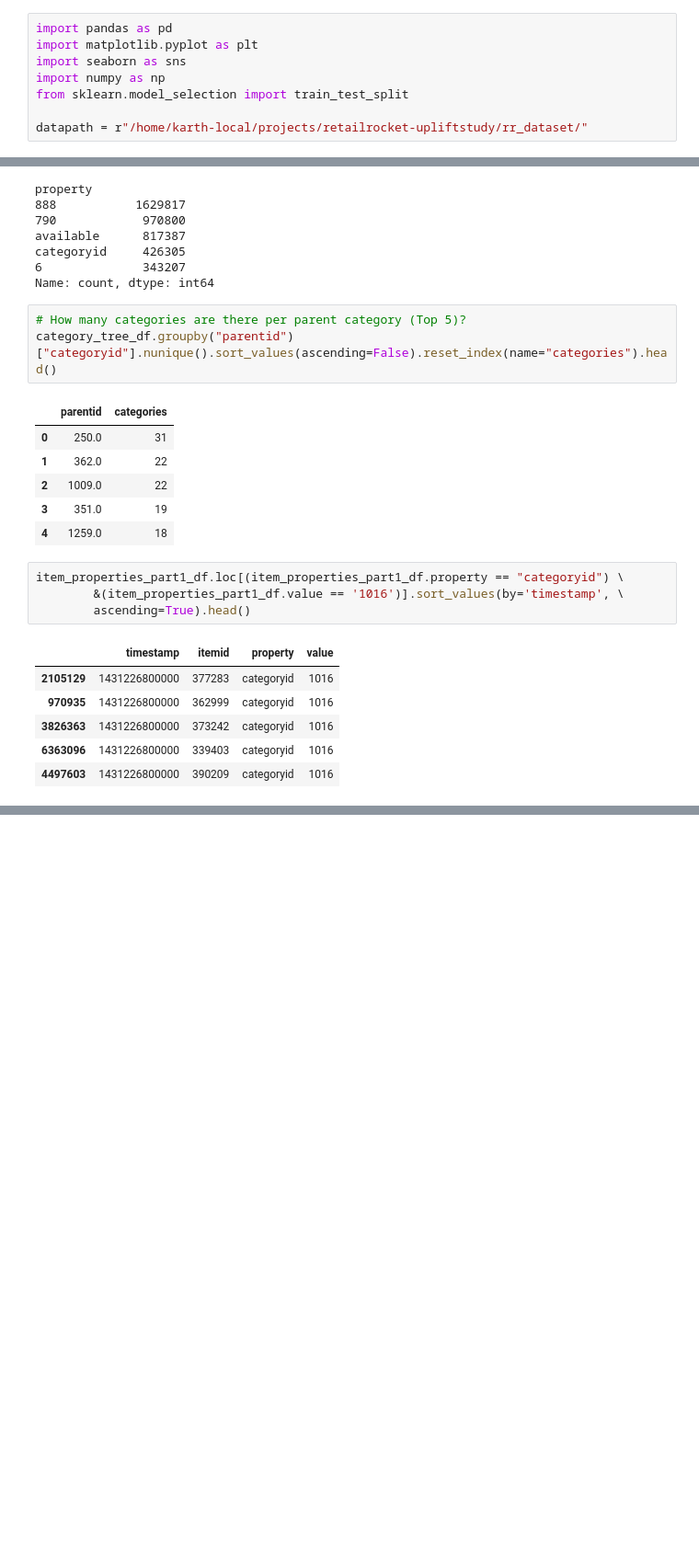
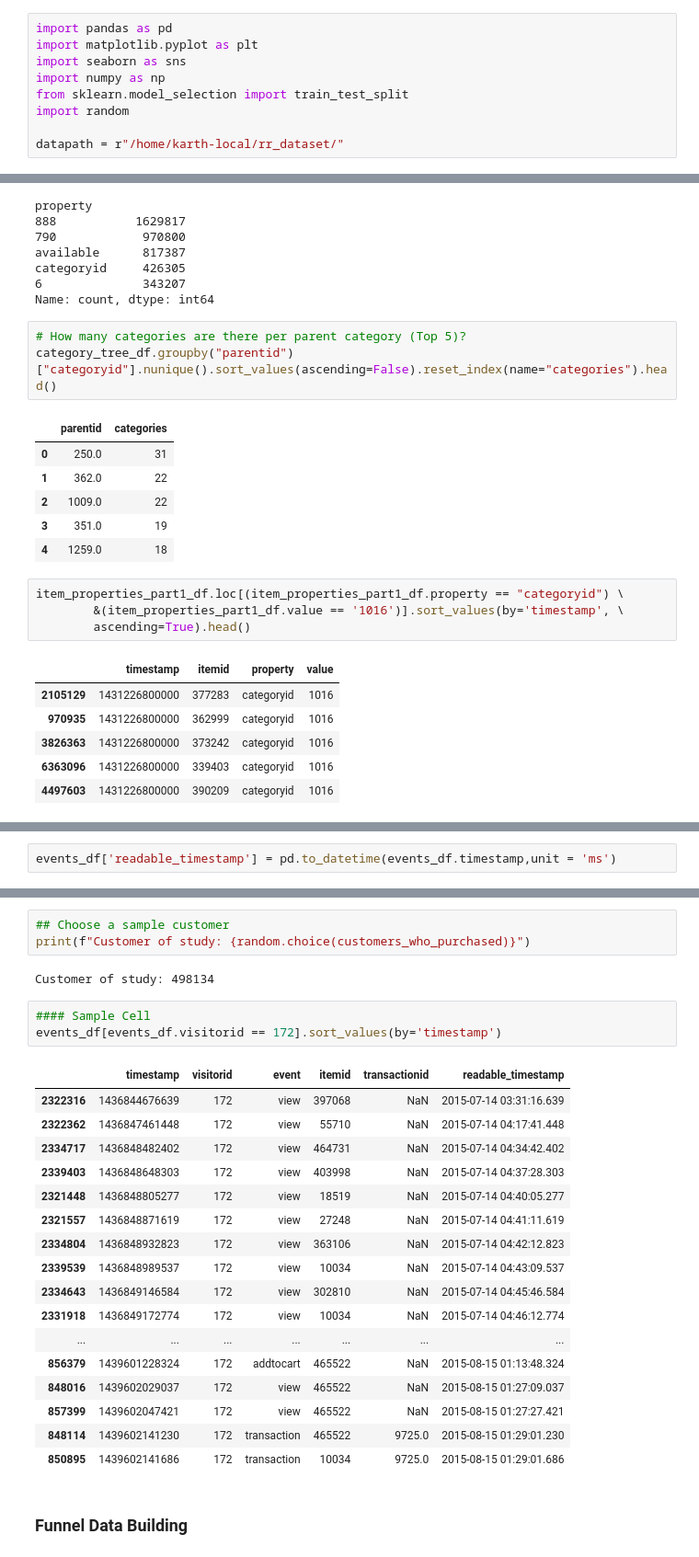
Before and after one commit to karthikm09/retailrocket-upliftstudy, a Jupyter notebook: eda.ipynb, the cells around one changed output, grey strips where cells are left out. Shown at 92% size. Drawn from its saved outputs; the diff is of its cells as text; blank space fills up the shorter version.

```diff
--- a/eda.ipynb
+++ b/eda.ipynb
@@ -4,8 +6,9 @@ import matplotlib.pyplot as plt
 import seaborn as sns
 import numpy as np
 from sklearn.model_selection import train_test_split
+import random
 
-datapath = r"/home/karth-local/projects/retailrocket-upliftstudy/rr_dataset/"
+datapath = r"/home/karth-local/rr_dataset/"
 # %%
 events_df = pd.read_csv(datapath + "events.csv")
 category_tree_df = pd.read_csv(datapath + "category_tree.csv")
@@ -81,0 +94,2 @@ Repeat Users: 9.1%
+# %%
+events_df['readable_timestamp'] = pd.to_datetime(events_df.timestamp,unit = 'ms')
@@ -81,0 +123,28 @@ Repeat Users: 9.1%
+# %%
+## Choose a sample customer
+print(f"Customer of study: {random.choice(customers_who_purchased)}")
+# %% [output]
+Customer of study: 498134
+# %%
+#### Sample Cell
+events_df[events_df.visitorid == 172].sort_values(by='timestamp')
+# %% [output]
+|  | timestamp | visitorid | event | itemid | transactionid | readable_timestamp |
+| 2322316 | 1436844676639 | 172 | view | 397068 | NaN | 2015-07-14 03:31:16.639 |
+| 2322362 | 1436847461448 | 172 | view | 55710 | NaN | 2015-07-14 04:17:41.448 |
+| 2334717 | 1436848482402 | 172 | view | 464731 | NaN | 2015-07-14 04:34:42.402 |
+| 2339403 | 1436848648303 | 172 | view | 403998 | NaN | 2015-07-14 04:37:28.303 |
+| 2321448 | 1436848805277 | 172 | view | 18519 | NaN | 2015-07-14 04:40:05.277 |
+| 2321557 | 1436848871619 | 172 | view | 27248 | NaN | 2015-07-14 04:41:11.619 |
+| 2334804 | 1436848932823 | 172 | view | 363106 | NaN | 2015-07-14 04:42:12.823 |
+| 2339539 | 1436848989537 | 172 | view | 10034 | NaN | 2015-07-14 04:43:09.537 |
+| 2334643 | 1436849146584 | 172 | view | 302810 | NaN | 2015-07-14 04:45:46.584 |
+| 2331918 | 1436849172774 | 172 | view | 10034 | NaN | 2015-07-14 04:46:12.774 |
+| ... | ... | ... | ... | ... | ... | ... |
+| 856379 | 1439601228324 | 172 | addtocart | 465522 | NaN | 2015-08-15 01:13:48.324 |
+| 848016 | 1439602029037 | 172 | view | 465522 | NaN | 2015-08-15 01:27:09.037 |
+| 857399 | 1439602047421 | 172 | view | 465522 | NaN | 2015-08-15 01:27:27.421 |
+| 848114 | 1439602141230 | 172 | transaction | 465522 | 9725.0 | 2015-08-15 01:29:01.230 |
+| 850895 | 1439602141686 | 172 | transaction | 10034 | 9725.0 | 2015-08-15 01:29:01.686 |
+# %% [markdown]
+### Funnel Data Building
```
Also changed, not shown: parts of 28 cells of this notebook.
